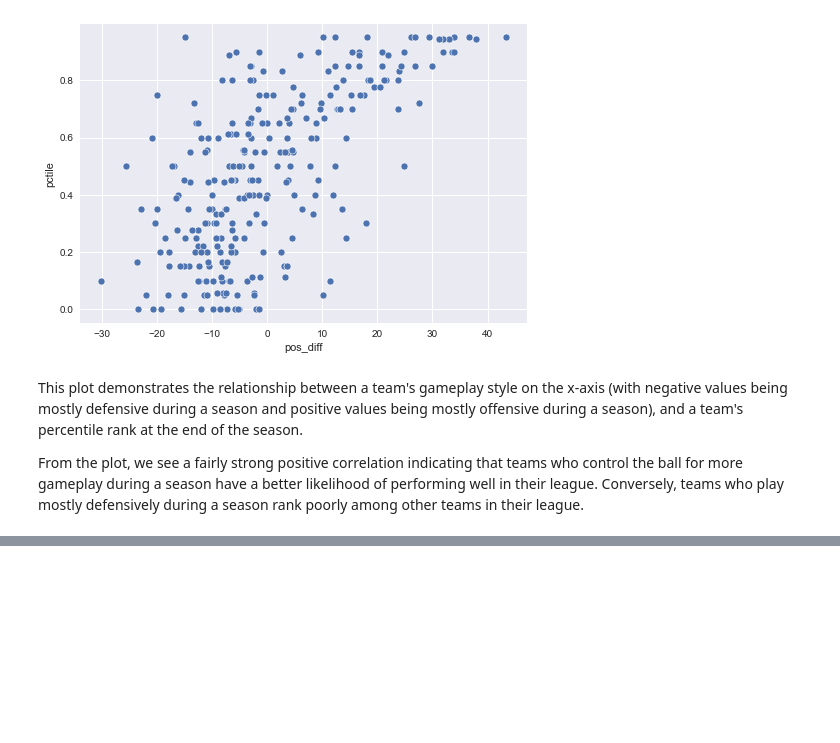
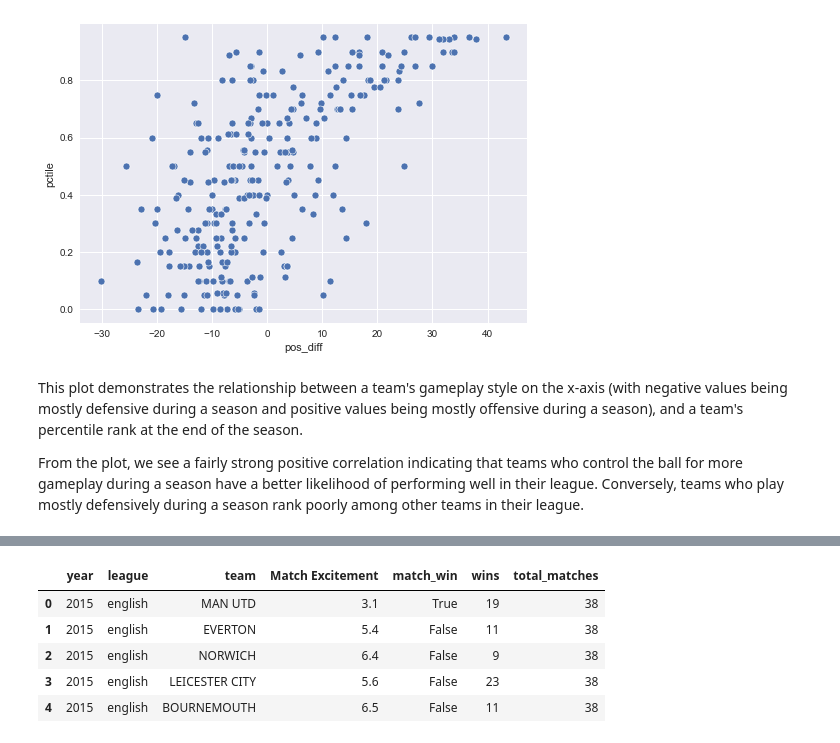
Before and after one commit to sofiamurillosanchez/CS5394-Project2, a Jupyter notebook: Project02.ipynb, the cells around one changed output, grey strips where cells are left out. Saved outputs shown, nothing was run; the diff lists cells and outputs as text; code cells hidden in the pictures; blank space fills up the shorter version.

```diff
--- a/Project02.ipynb
+++ b/Project02.ipynb
@@ -651,0 +680,29 @@ From the plot, we see a fairly strong positive correlation indicating that teams
+# %%
+# Obtain individual team match statistics agnostic of home vs. away
+df_3 = df_merged[['year', 'league', 'Home Team', 'Match Excitement', 'home_team_win', 'Home Team Season Wins', 'Home Team Season Matches Played']]
+df_4 = df_merged[['year', 'league', 'Away Team', 'Match Excitement', 'away_team_win', 'Away Team Season Wins', 'Away Team Season Matches Played']]
+for df, var in [(df_3, 'Home'), (df_4, 'Away')]:
+    df.rename(
+        columns={
+            f'{var} Team': 'team',
+            f'{var.lower()}_team_win': 'match_win',
+            f'{var} Team Season Wins': 'wins',
+            f'{var} Team Season Matches Played': 'total_matches'
+
+        },
+        inplace=True
+    )
+
+# Concatenate the team statistics together
+df_comb = pd.concat([df_3, df_4])
+
+
+# The away team stats are NaN... need to look into.
+df_comb.head()
+# %% [output]
+|  | year | league | team | Match Excitement | match_win | wins | total_matches |
+| 0 | 2015 | english | MAN UTD | 3.1 | True | 19 | 38 |
+| 1 | 2015 | english | EVERTON | 5.4 | False | 11 | 38 |
+| 2 | 2015 | english | NORWICH | 6.4 | False | 9 | 38 |
+| 3 | 2015 | english | LEICESTER CITY | 5.6 | False | 23 | 38 |
+| 4 | 2015 | english | BOURNEMOUTH | 6.5 | False | 11 | 38 |
```
Also changed, not shown: parts of 5 cells of this notebook.
